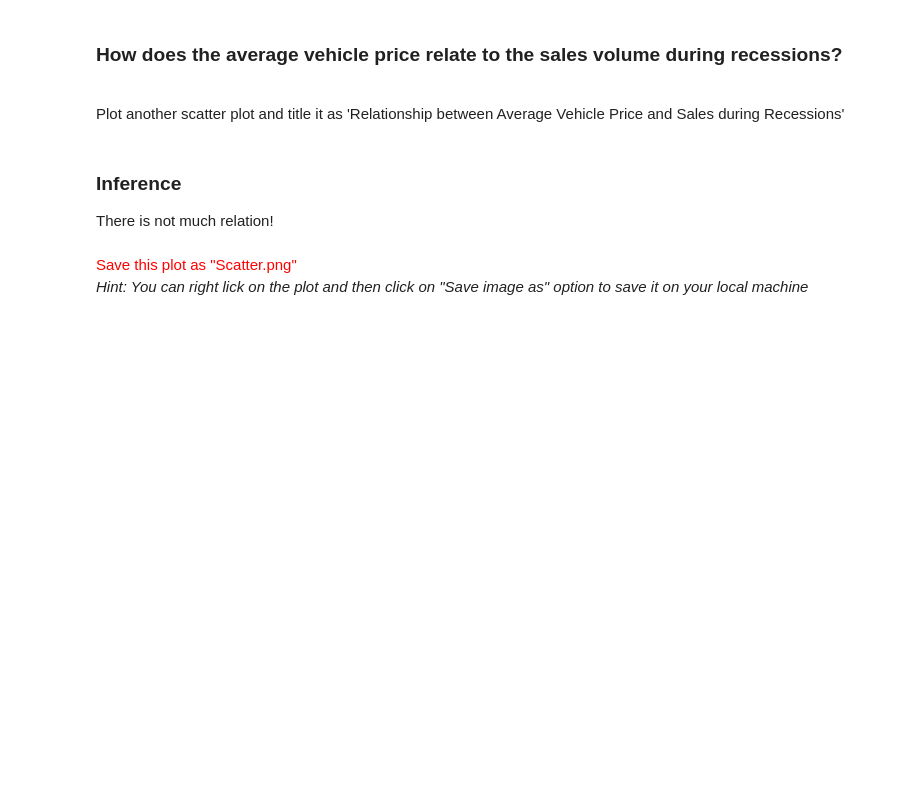
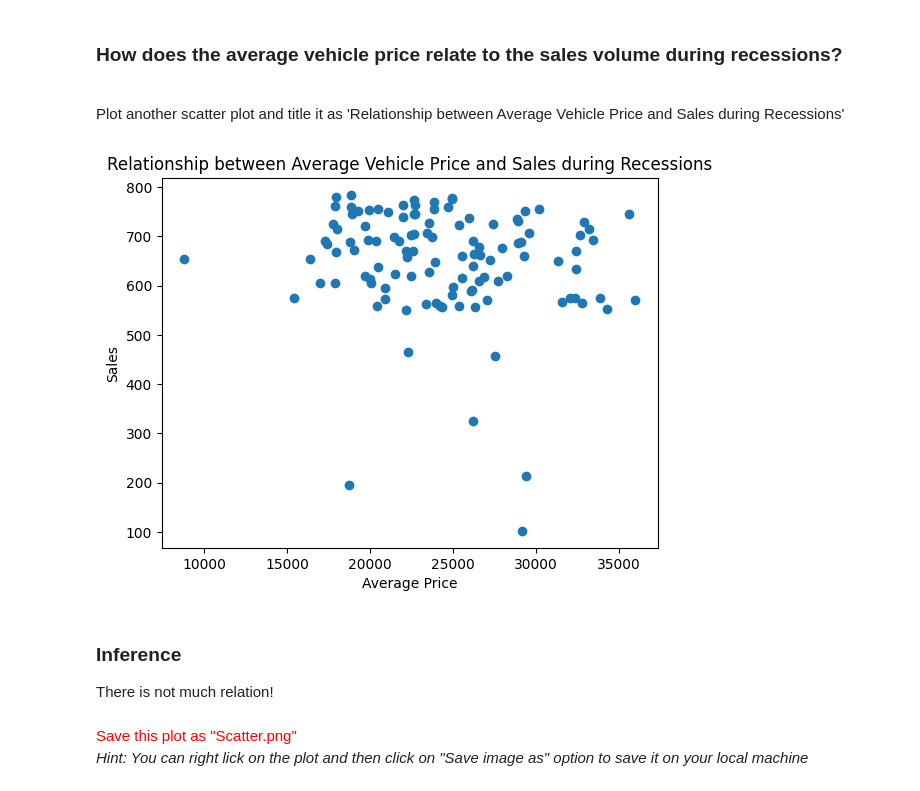
Before and after one commit to jwiggi18/notes, a Jupyter notebook: data_sci/data_viz/final_assignment/Final_project1.ipynb, the cells around one changed output. Saved outputs shown, nothing was run; the diff lists cells and outputs as text; code cells hidden in the pictures; blank space fills up the shorter version.

```diff
--- a/data_sci/data_viz/final_assignment/Final_project1.ipynb
+++ b/data_sci/data_viz/final_assignment/Final_project1.ipynb
@@ -263,14 +265,16 @@ plt.show()
  ### How does the average vehicle price relate to the sales volume during recessions?
  <br> Plot another scatter plot and title it as 'Relationship between Average Vehicle Price and Sales during Recessions'
 # %%
-    #Create dataframes for recession and non-recession period
-    rec_data = df[df['Recession'] == 1]
-    plt.scatter(recession_data['Price'], rec_data['Automobile_Sales'])
+#Create dataframes for recession and non-recession period
+rec_data = df[df['Recession'] == 1]
+plt.scatter(recession_data['Price'], rec_data['Automobile_Sales'])
 
-    plt.xlabel('.....')
-    plt.ylabel('.......')
-    plt.title('..........')
-    plt.show()
+plt.xlabel('Average Price')
+plt.ylabel('Sales')
+plt.title('Relationship between Average Vehicle Price and Sales during Recessions')
+plt.show()
+# %% [output]
+[figure, added]
 # %% [markdown]
 ### Inference
 There is not much relation!<br><br>
```
Also changed, not shown: parts of 4 cells of this notebook, 4 other files.
